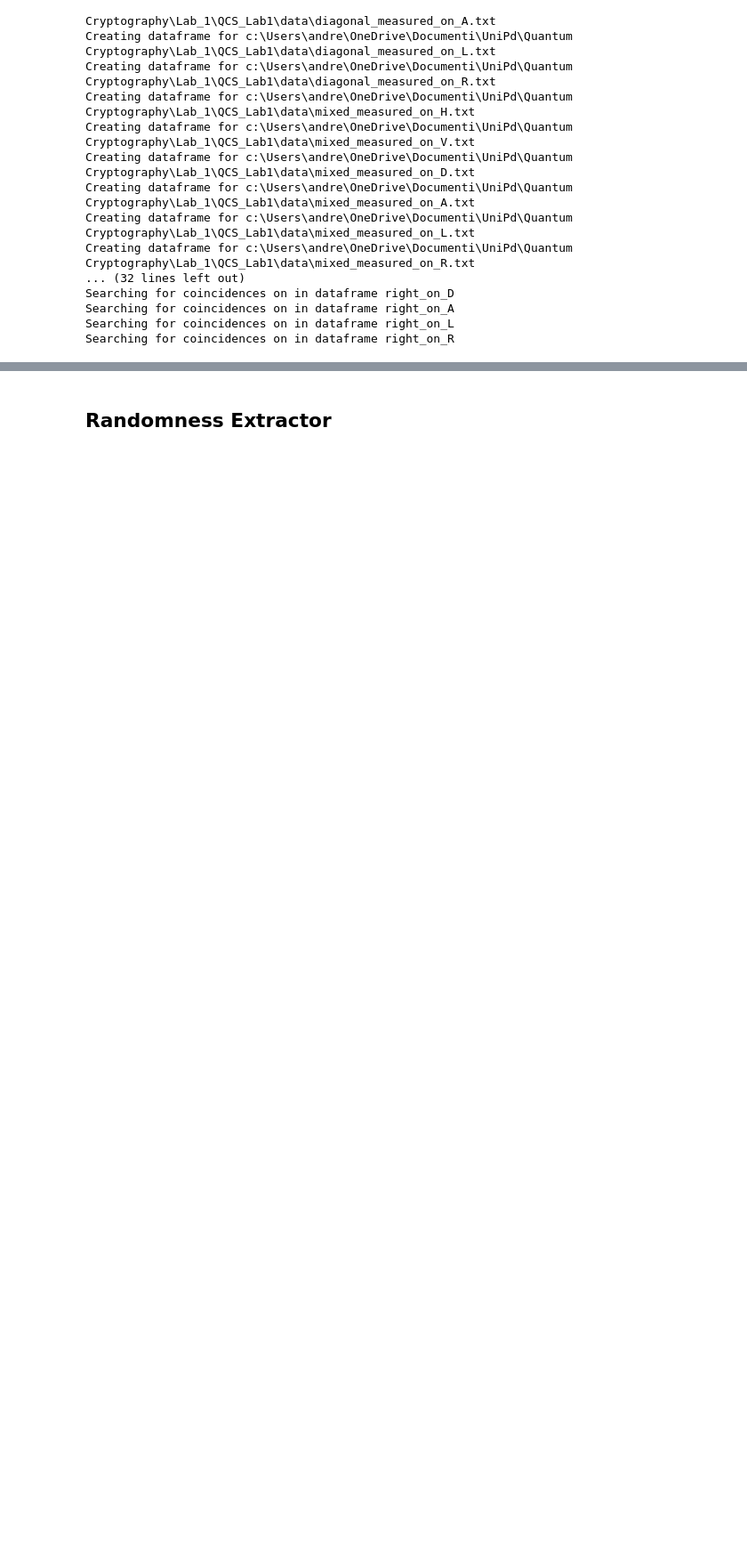
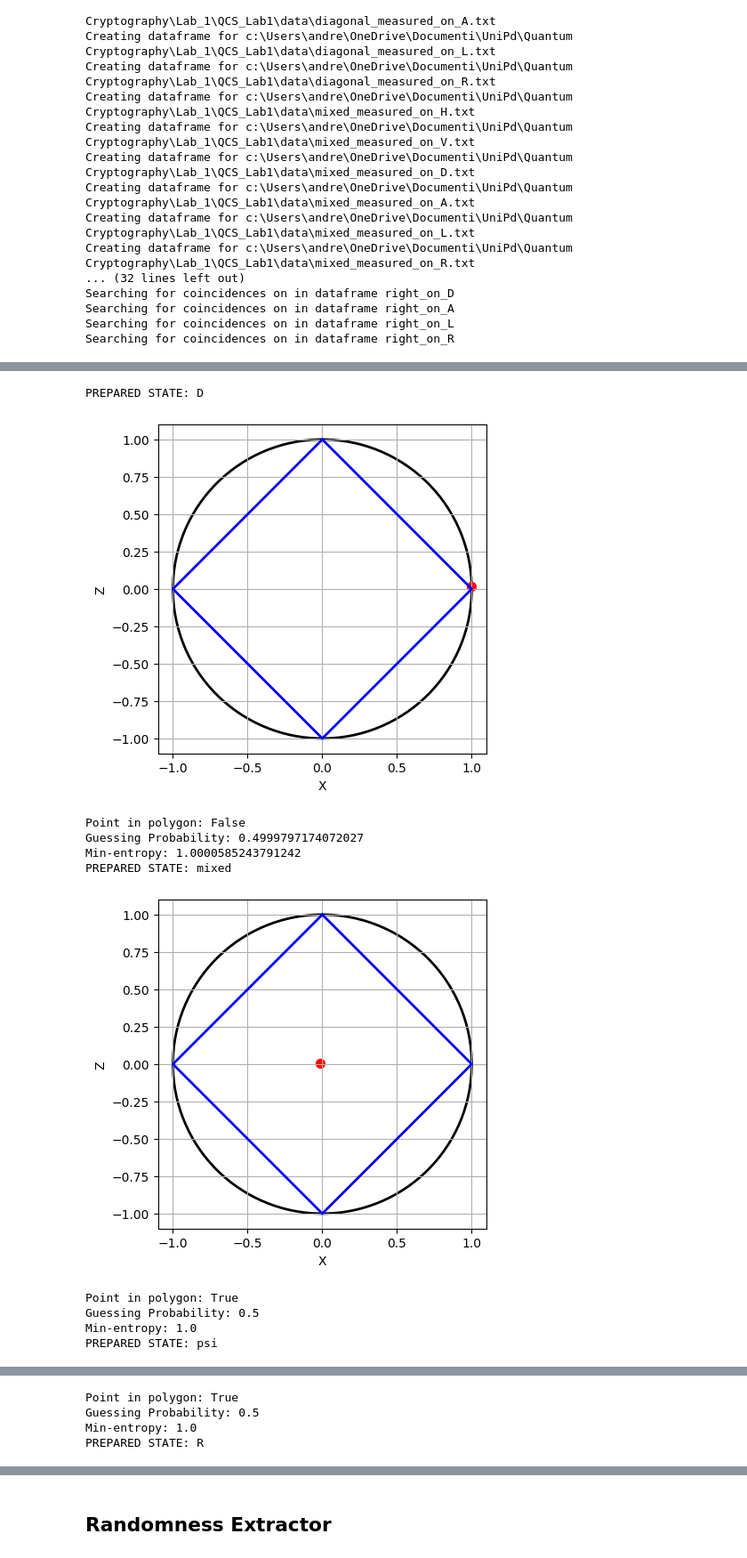
Before and after one commit to Vangaaa23/QCS_Lab1, a Jupyter notebook: main.ipynb, the cells around one changed output, grey strips where cells are left out. Shown at 89% size. Drawn from its saved outputs; the diff is of its cells as text; code cells hidden in the pictures; blank space fills up the shorter version.

Commit message:
corrected outputs for POVM method

```diff
--- a/main.ipynb
+++ b/main.ipynb
@@ -250,0 +321,21 @@ print('-------------------------------------------------------------------------
+# %%
+print(f'PREPARED STATE: D')
+inside_polygon_D, guessing_probability_D = plts.F4_POVM_evaluation(r[0])
+print(f'PREPARED STATE: mixed')
+inside_polygon_mixed, guessing_probability_mixed = plts.F4_POVM_evaluation(r[1])
+print(f'PREPARED STATE: psi')
+inside_polygon_psi, guessing_probability_psi = plts.F4_POVM_evaluation(r[2])
+print(f'PREPARED STATE: R')
+inside_polygon_R, guessing_probability_R = plts.F4_POVM_evaluation(r[3])
+# %% [output]
+PREPARED STATE: D
+[figure, added]
+Point in polygon: False
+Guessing Probability: 0.4999797174072027
+Min-entropy: 1.0000585243791242
+PREPARED STATE: mixed
+[figure, added]
+Point in polygon: True
+Guessing Probability: 0.5
+Min-entropy: 1.0
+PREPARED STATE: psi
@@ -250,0 +343,4 @@ print('-------------------------------------------------------------------------
+Point in polygon: True
+Guessing Probability: 0.5
+Min-entropy: 1.0
+PREPARED STATE: R
```
Also changed, not shown: parts of 16 cells of this notebook, 3 other files.
